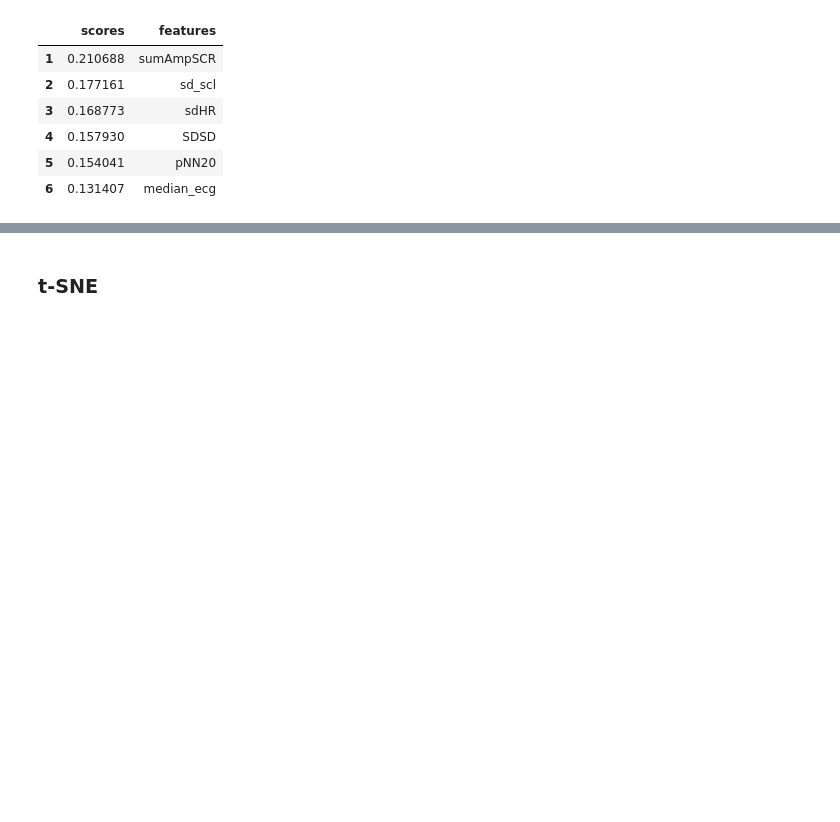
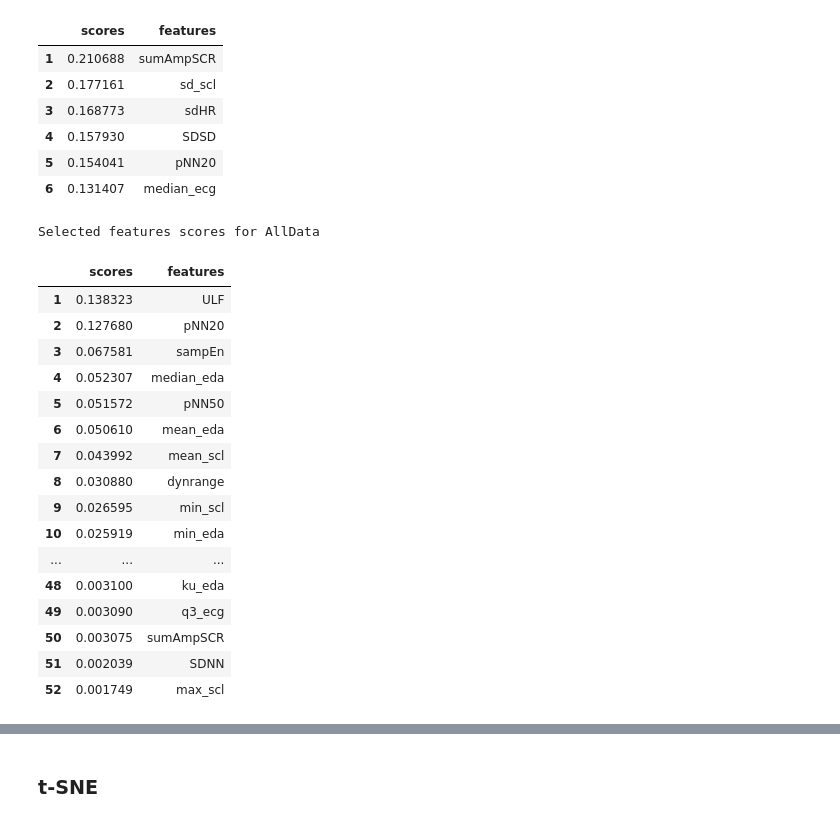
Before and after one commit to sergiodl-ubi/stressID, a Jupyter notebook: Feature Extraction/physiological/tsne_analysis.ipynb, the cells around one changed output, grey strips where cells are left out. Drawn from its saved outputs; the diff is of its cells as text; code cells hidden in the pictures; blank space fills up the shorter version.

Commit message:
Adding tSNE analysis with combined dataset

```diff
--- a/Feature Extraction/physiological/tsne_analysis.ipynb
+++ b/Feature Extraction/physiological/tsne_analysis.ipynb
@@ -50,6 +50,9 @@ n_rows, n_cols = si_X.shape
 print("======================================================")
 print(f"StressID classification dataset contains {n_rows} samples with {n_cols} features")
 
+si_video_tasks = ["Relax", "Video1", "Video2"]
+si_video_tasks_mask = [task.split("_")[1] in si_video_tasks for task in si_X.index]
+
 si_bclass_labels = si_labels["binary-stress"]
 display(si_bclass_labels)
 si_subject_to_group: dict[str, int] = {}
@@ -61,7 +64,7 @@ for col_name, label in si_bclass_labels.items():
         si_subject_to_group[subject_id] = si_group_counter
         si_group_counter += 1
     si_groups_list.append(si_subject_to_group[subject_id])
-display(si_groups_list)
+# display(si_groups_list)
 
 
 expdata_df = pd.read_csv(EXPDATA_FEATURES_FILENAME, sep=EXPDATA_FEATURES_SEPARATOR, index_col=0)
@@ -95,7 +98,26 @@ for col_name, label in ed_bclass_labels.items():
         ed_subject_to_group[subject_id] = ed_group_counter
         ed_group_counter += 1
     ed_groups_list.append(ed_subject_to_group[subject_id])
-display(ed_groups_list)
+# display(ed_groups_list)
+
+all_X = pd.concat([si_X, ed_X])
+all_y = pd.concat([si_bclass_labels, ed_bclass_labels])
+stress_tasks = ["Baseline", "AmusementClip", "StressClip", "EmoReset"]
+frust_tasks = ["FormL", "FormM"]
+ed_stress_task = ["ED-Video" for task in ed_bclass_labels.index if task.split("-")[1] in stress_tasks]
+ed_frust_task = ["ED-Calc" for task in ed_bclass_labels.index if task.split("-")[1] in frust_tasks]
+print(f"ExpData has {len(ed_stress_task)} stress tasks, and {len(ed_frust_task)} frustration tasks")
+all_groups = np.concatenate([np.full((si_X.shape[0],), "OD-All"), ed_stress_task, ed_frust_task])
+n_rows, n_cols = all_X.shape
+print("======================================================")
+print(f"Combined classification dataset contains {n_rows} samples with {n_cols} features, groups is {all_groups.size} members long")
+
+rel_X = pd.concat([si_X[si_video_tasks_mask], ed_X])
+rel_y = pd.concat([si_bclass_labels[si_video_tasks_mask], ed_bclass_labels])
+rel_groups = np.concatenate([np.full((si_X[si_video_tasks_mask].shape[0],), "OD-Video"), ed_stress_task, ed_frust_task])
+n_rows, n_cols = rel_X.shape
+print("======================================================")
+print(f"Relevant tasks combined dataset contains {n_rows} samples with {n_cols} features, groups is {rel_groups.size} members long")
 # %% [output]
 ======================================================
 StressID dataset contains 773 samples with 70 features
@@ -270,3 +280,40 @@ Selected features scores for ExpData
 | 4 | 0.157930 | SDSD |
 | 5 | 0.154041 | pNN20 |
 | 6 | 0.131407 | median_ecg |
+# %%
+# RFECV for AllData
+estimator = RandomForestClassifier(max_depth=3, random_state=RAN_STATE)
+cv = StratifiedKFold(n_splits=SPLITS, shuffle=True, random_state=RAN_STATE)
+selector = RFECV(estimator=estimator, step=2, cv=cv, scoring="balanced_accuracy")
+selector.fit(all_X, all_y)
+features_mask = selector.support_
+all_X_rfe = all_X.loc[:, features_mask]
+
+features_scores = {"scores": [], "features": []}
+for score, feat in zip(selector.estimator_.feature_importances_, all_X_rfe.columns):
+    features_scores["scores"].append(score)
+    features_scores["features"].append(feat)
+features_scores_df = pd.DataFrame(features_scores).sort_values(by="scores", ascending=False)
+features_scores_df = features_scores_df.reset_index(drop=True)
+features_scores_df.index = features_scores_df.index + 1
+print("Selected features scores for AllData")
+display(features_scores_df)
+# %% [output]
+Selected features scores for AllData
+|  | scores | features |
+| 1 | 0.138323 | ULF |
+| 2 | 0.127680 | pNN20 |
+| 3 | 0.067581 | sampEn |
+| 4 | 0.052307 | median_eda |
+| 5 | 0.051572 | pNN50 |
+| 6 | 0.050610 | mean_eda |
+| 7 | 0.043992 | mean_scl |
+| 8 | 0.030880 | dynrange |
+| 9 | 0.026595 | min_scl |
+| 10 | 0.025919 | min_eda |
+| ... | ... | ... |
+| 48 | 0.003100 | ku_eda |
+| 49 | 0.003090 | q3_ecg |
+| 50 | 0.003075 | sumAmpSCR |
+| 51 | 0.002039 | SDNN |
+| 52 | 0.001749 | max_scl |
```
Also changed, not shown: parts of 10 cells of this notebook, 2 other files.
